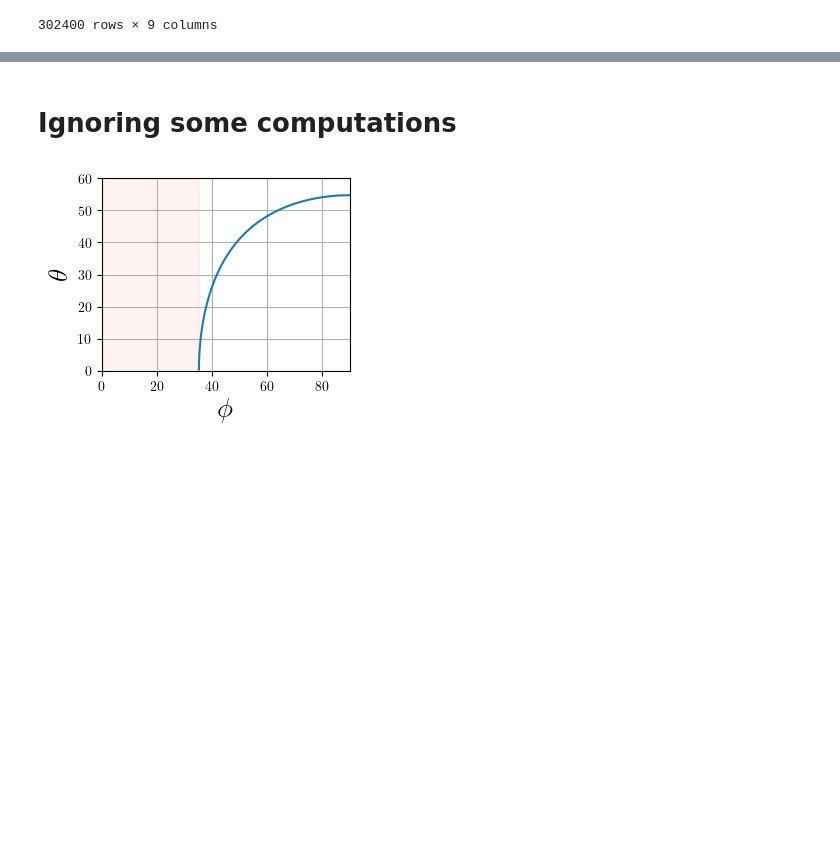
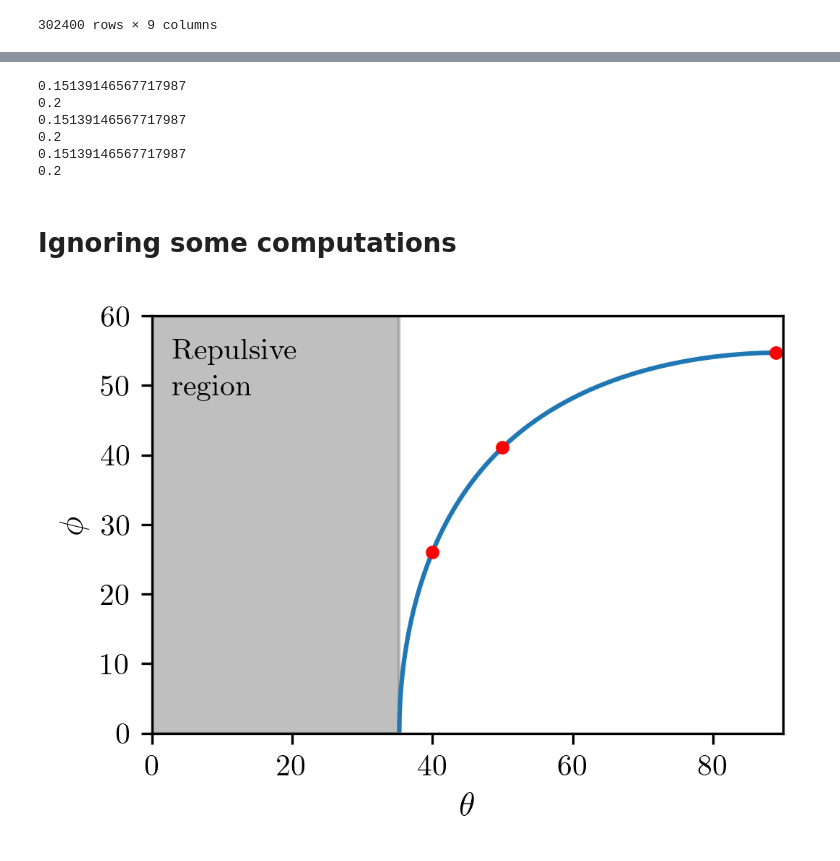
Before and after one commit to leogabac/reentrancy, a Jupyter notebook: src/notebooks/figure2.ipynb, the cells around one changed output, grey strips where cells are left out. Drawn from its saved outputs; the diff is of its cells as text; code cells hidden in the pictures; blank space fills up the shorter version.

Commit message:
changes to figures

```diff
--- a/src/notebooks/figure2.ipynb
+++ b/src/notebooks/figure2.ipynb
@@ -197,3 +315,18 @@ fig.savefig('/home/frieren/Dropbox/mnt/martensitepaper/fig2.png',dpi=300,bbox_in
+# %%
+pos = axes[0].get_position()
+width = pos.x1 - pos.x0
+
+for i in range(1,4):
+    pos = axes[i][0].get_position()
+    print(pos.y1 - pos.y0)
+    print(pos.x0)
+# %% [output]
+0.15139146567717987
+0.2
+0.15139146567717987
+0.2
+0.15139146567717987
+0.2
 # %% [markdown]
 # Ignoring some computations
 # %%
@@ -202,17 +351,30 @@ import matplotlib.pyplot as plt
+# %%
+def get_magic_angle(theta):
+    return np.arccos(1/np.sqrt(3)/np.sin(theta)) * 180/np.pi
 # %%
-fig, ax =  plt.subplots(figsize=(3.2,2.5))
+COL = 246/72
+OFFSET = (246-221.354) /72
+
+fig, ax = plt.subplots(1, 1, figsize=(COL+OFFSET,2.5), dpi=300)
 
 theta = np.arange(0.02,np.pi/2,0.0001)
-magic_angle = np.arccos(1/np.sqrt(3)/np.sin(theta)) * 180/np.pi
+magic_angle = [get_magic_angle(th) for th in theta]
 
 ax.plot(theta * 180/np.pi, magic_angle)
-ax.set_xlabel('$\\phi$')
-ax.set_ylabel('$\\theta$')
+ax.set_xlabel('$\\theta$')
+ax.set_ylabel('$\\phi$')
 ax.set_xlim(0,90)
 ax.set_ylim(0,60)
-ax.axvspan(0,35.2643,alpha=0.05, color='red')
-plt.grid()
-fig.savefig('/home/frieren/Dropbox/mnt/martensitepaper/magic_angle.pdf',dpi=300,bbox_inches='tight')
-fig.savefig('/home/frieren/Dropbox/mnt/martensitepaper/magic_angle.png',dpi=300,bbox_inches='tight')
+ax.axvspan(0,35.2643,alpha=0.5, color='gray')
+
+x = [40,50,89]
+y = [get_magic_angle(th * np.pi/180) for th in x ]
+ax.plot(x,y,'o', color='red', markersize=3.5)
+
+
+fig.text(0.15,0.8,'\\noindent Repulsive \\\\ region', fontsize=10)
+
+fig.savefig('/home/frieren/Dropbox/mnt/martensitepaper/magic_angle.pdf',dpi=300,bbox_inches='tight',pad_inches=0)
+fig.savefig('/home/frieren/Dropbox/mnt/martensitepaper/magic_angle.png',dpi=300,bbox_inches='tight',pad_inches=0)
 # %% [output]
-[figure, old version]
+[figure, new version]
```
Also changed, not shown: parts of 5 cells of this notebook, 4 other files.
